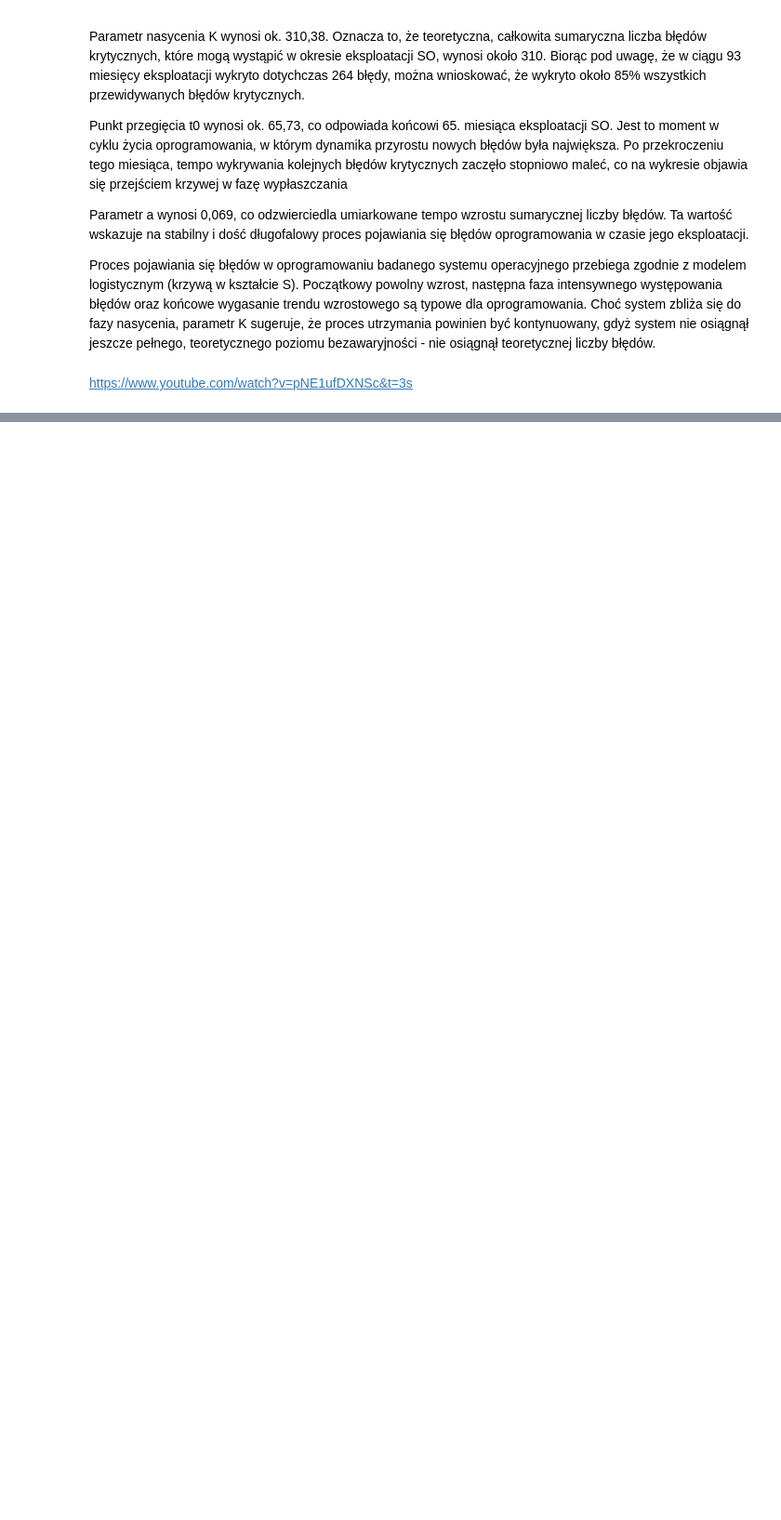
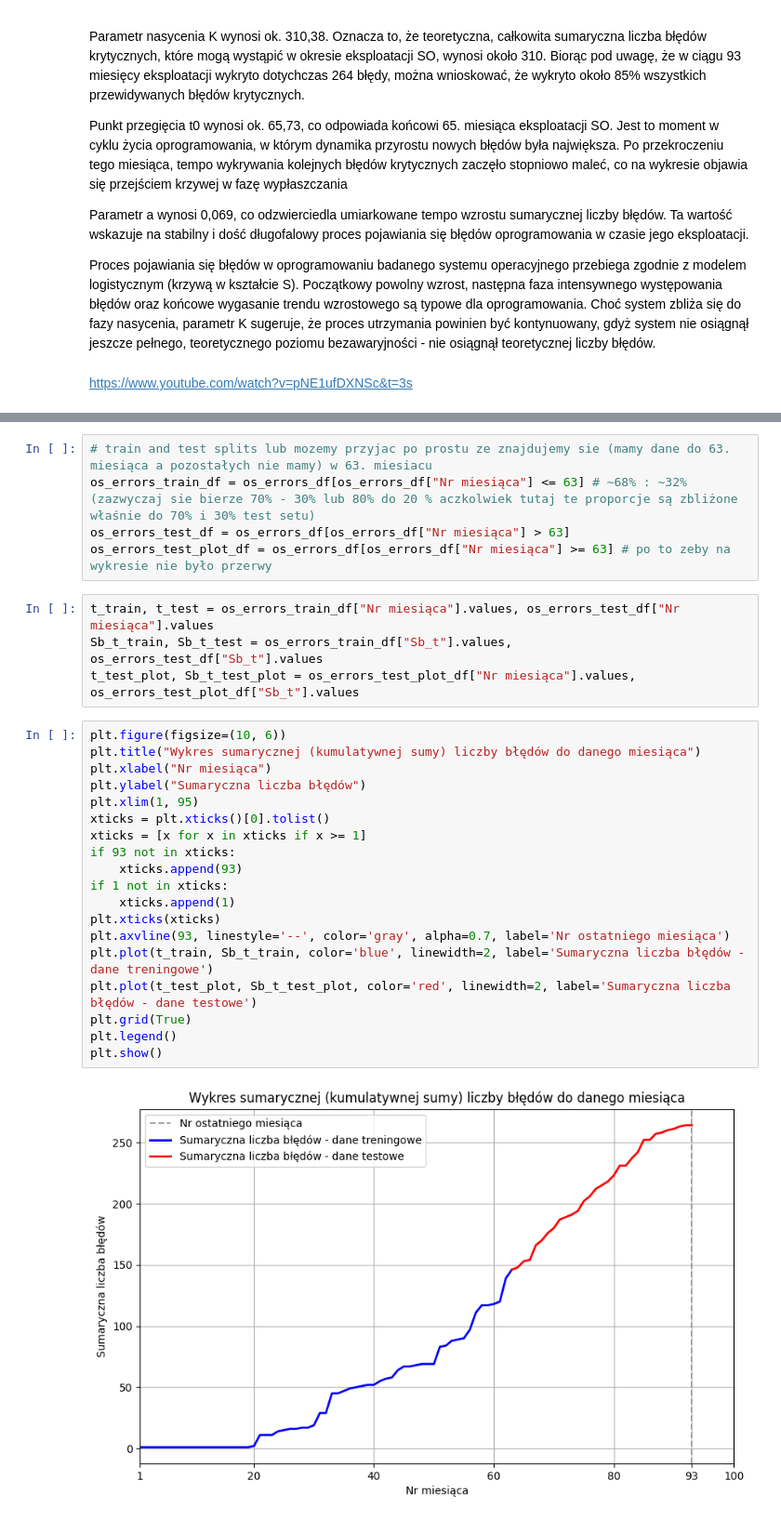
Before and after one commit to michal-slezak-dev/data-mining, a Jupyter notebook: LAB-2/zad-2-błędy-krytyczne/Lab-2-Zad-2-Michał-Ślęzak-Szymon-Oleśkiewicz.ipynb, the cells around one changed output, grey strips where cells are left out. Shown at 93% size. Cells and saved outputs as stored; diff of their text form; blank space fills up the shorter version.

```diff
--- a/LAB-2/zad-2-błędy-krytyczne/Lab-2-Zad-2-Michał-Ślęzak-Szymon-Oleśkiewicz.ipynb
+++ b/LAB-2/zad-2-błędy-krytyczne/Lab-2-Zad-2-Michał-Ślęzak-Szymon-Oleśkiewicz.ipynb
@@ -105,0 +191,30 @@ https://www.youtube.com/watch?v=pNE1ufDXNSc&t=3s
+# %%
+# train and test splits lub mozemy przyjac po prostu ze znajdujemy sie (mamy dane do 63. miesiąca a pozostałych nie mamy) w 63. miesiacu
+os_errors_train_df = os_errors_df[os_errors_df["Nr miesiąca"] <= 63] # ~68% : ~32% (zazwyczaj sie bierze 70% - 30% lub 80% do 20 % aczkolwiek tutaj te proporcje są zbliżone właśnie do 70% i 30% test setu)
+os_errors_test_df = os_errors_df[os_errors_df["Nr miesiąca"] > 63]
+os_errors_test_plot_df = os_errors_df[os_errors_df["Nr miesiąca"] >= 63] # po to zeby na wykresie nie było przerwy
+# %%
+t_train, t_test = os_errors_train_df["Nr miesiąca"].values, os_errors_test_df["Nr miesiąca"].values
+Sb_t_train, Sb_t_test = os_errors_train_df["Sb_t"].values, os_errors_test_df["Sb_t"].values
+t_test_plot, Sb_t_test_plot = os_errors_test_plot_df["Nr miesiąca"].values, os_errors_test_plot_df["Sb_t"].values
+# %%
+plt.figure(figsize=(10, 6))
+plt.title("Wykres sumarycznej (kumulatywnej sumy) liczby błędów do danego miesiąca")
+plt.xlabel("Nr miesiąca")
+plt.ylabel("Sumaryczna liczba błędów")
+plt.xlim(1, 95)
+xticks = plt.xticks()[0].tolist()
+xticks = [x for x in xticks if x >= 1]
+if 93 not in xticks:
+    xticks.append(93)
+if 1 not in xticks:
+    xticks.append(1)
+plt.xticks(xticks)
+plt.axvline(93, linestyle='--', color='gray', alpha=0.7, label='Nr ostatniego miesiąca')
+plt.plot(t_train, Sb_t_train, color='blue', linewidth=2, label='Sumaryczna liczba błędów - dane treningowe')
+plt.plot(t_test_plot, Sb_t_test_plot, color='red', linewidth=2, label='Sumaryczna liczba błędów - dane testowe')
+plt.grid(True)
+plt.legend()
+plt.show()
+# %% [output]
+[figure, added]
```
Also changed, not shown: parts of 21 cells of this notebook, 9 other files.
